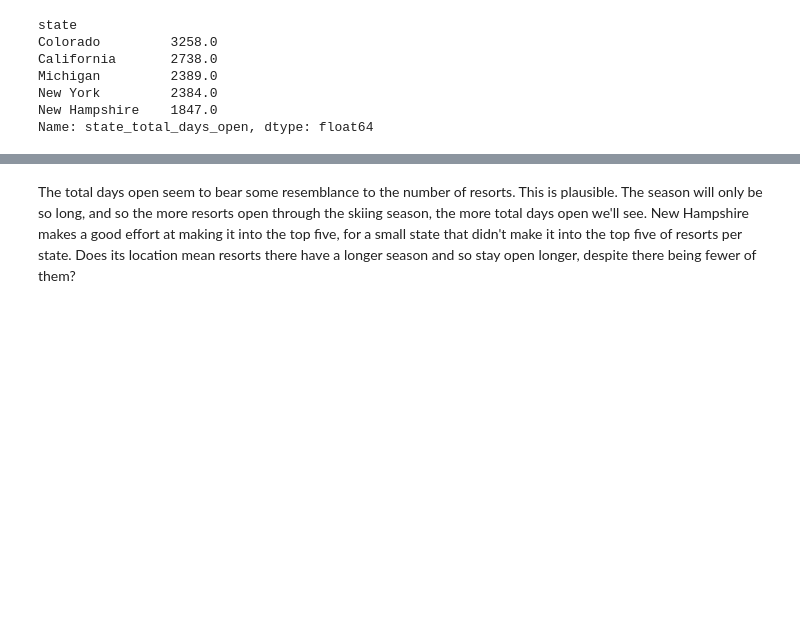
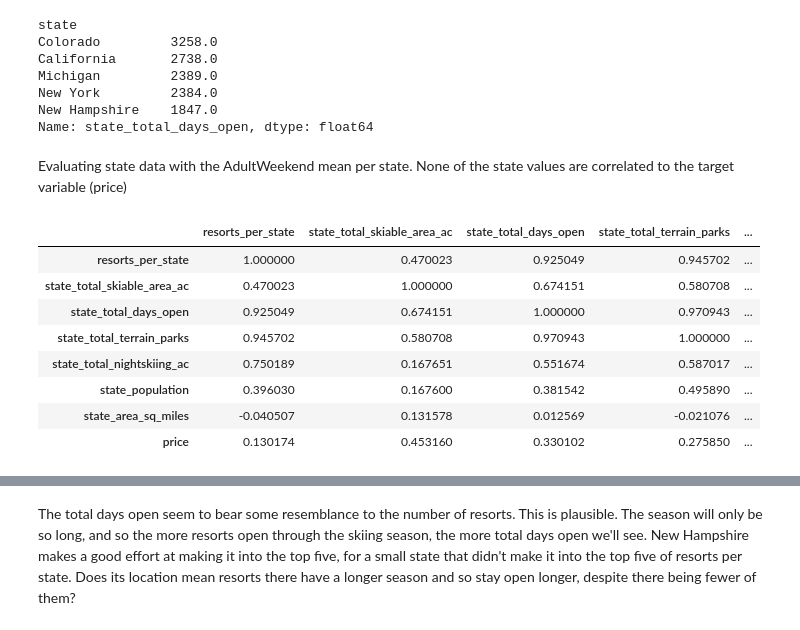
Before and after one commit to ropamon1202/DataScienceGuidedCapstone, a Jupyter notebook: Notebooks/03_exploratory_data_analysis.ipynb, the cells around one changed output, grey strips where cells are left out. Drawn from its saved outputs; the diff is of its cells as text; code cells hidden in the pictures; blank space fills up the shorter version.

```diff
--- a/Notebooks/03_exploratory_data_analysis.ipynb
+++ b/Notebooks/03_exploratory_data_analysis.ipynb
@@ -208,0 +211,2 @@ Name: state_total_days_open, dtype: float64
+# %% [markdown]
+Evaluating state data with the AdultWeekend mean per state. None of the state values are correlated to the target variable (price)
@@ -208,0 +215,12 @@ Name: state_total_days_open, dtype: float64
+# %%
+state_summary_price.corr()
+# %% [output]
+|  | resorts_per_state | state_total_skiable_area_ac | state_total_days_open | state_total_terrain_parks | ... |
+| resorts_per_state | 1.000000 | 0.470023 | 0.925049 | 0.945702 | ... |
+| state_total_skiable_area_ac | 0.470023 | 1.000000 | 0.674151 | 0.580708 | ... |
+| state_total_days_open | 0.925049 | 0.674151 | 1.000000 | 0.970943 | ... |
+| state_total_terrain_parks | 0.945702 | 0.580708 | 0.970943 | 1.000000 | ... |
+| state_total_nightskiing_ac | 0.750189 | 0.167651 | 0.551674 | 0.587017 | ... |
+| state_population | 0.396030 | 0.167600 | 0.381542 | 0.495890 | ... |
+| state_area_sq_miles | -0.040507 | 0.131578 | 0.012569 | -0.021076 | ... |
+| price | 0.130174 | 0.453160 | 0.330102 | 0.275850 | ... |
```
Also changed, not shown: parts of 4 cells of this notebook.
